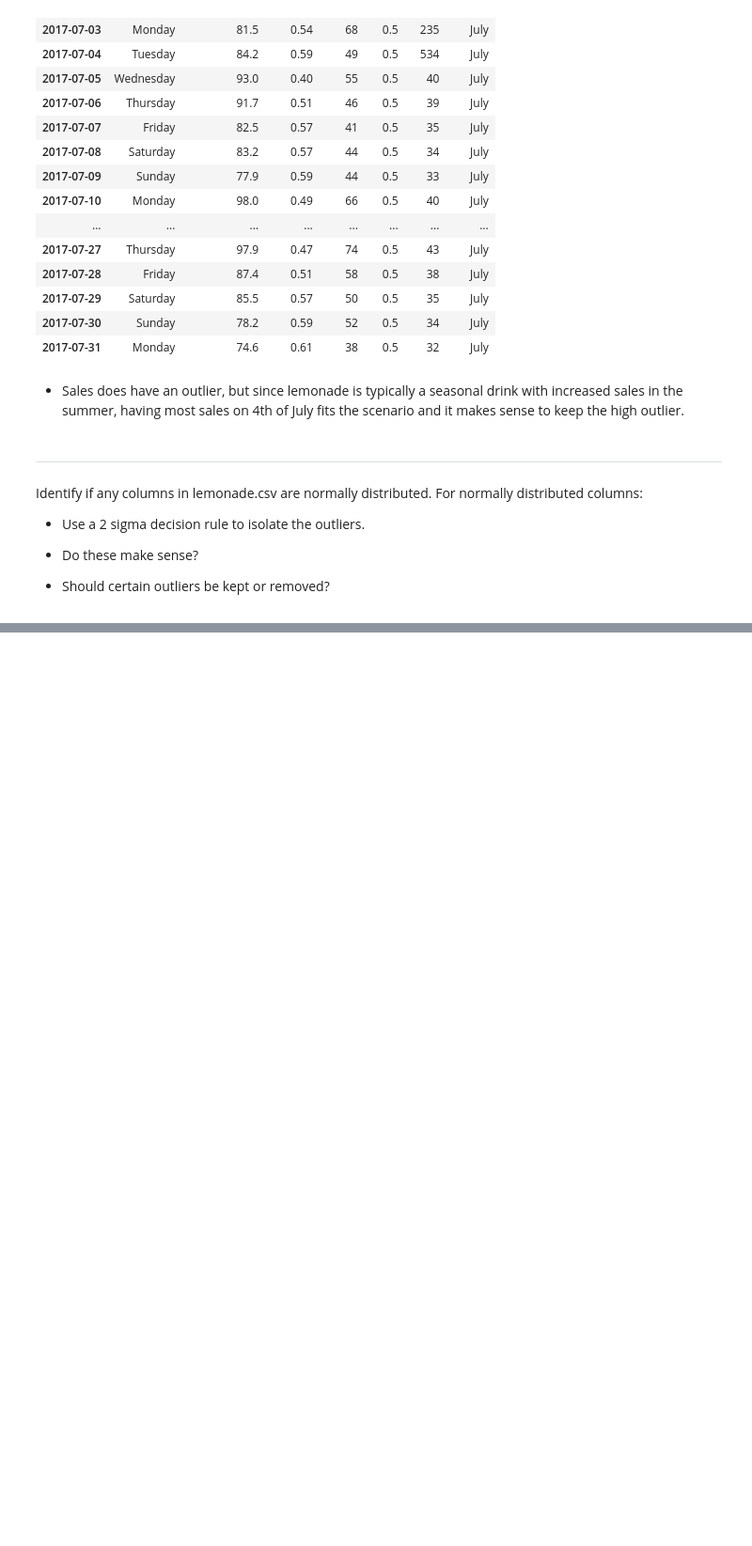
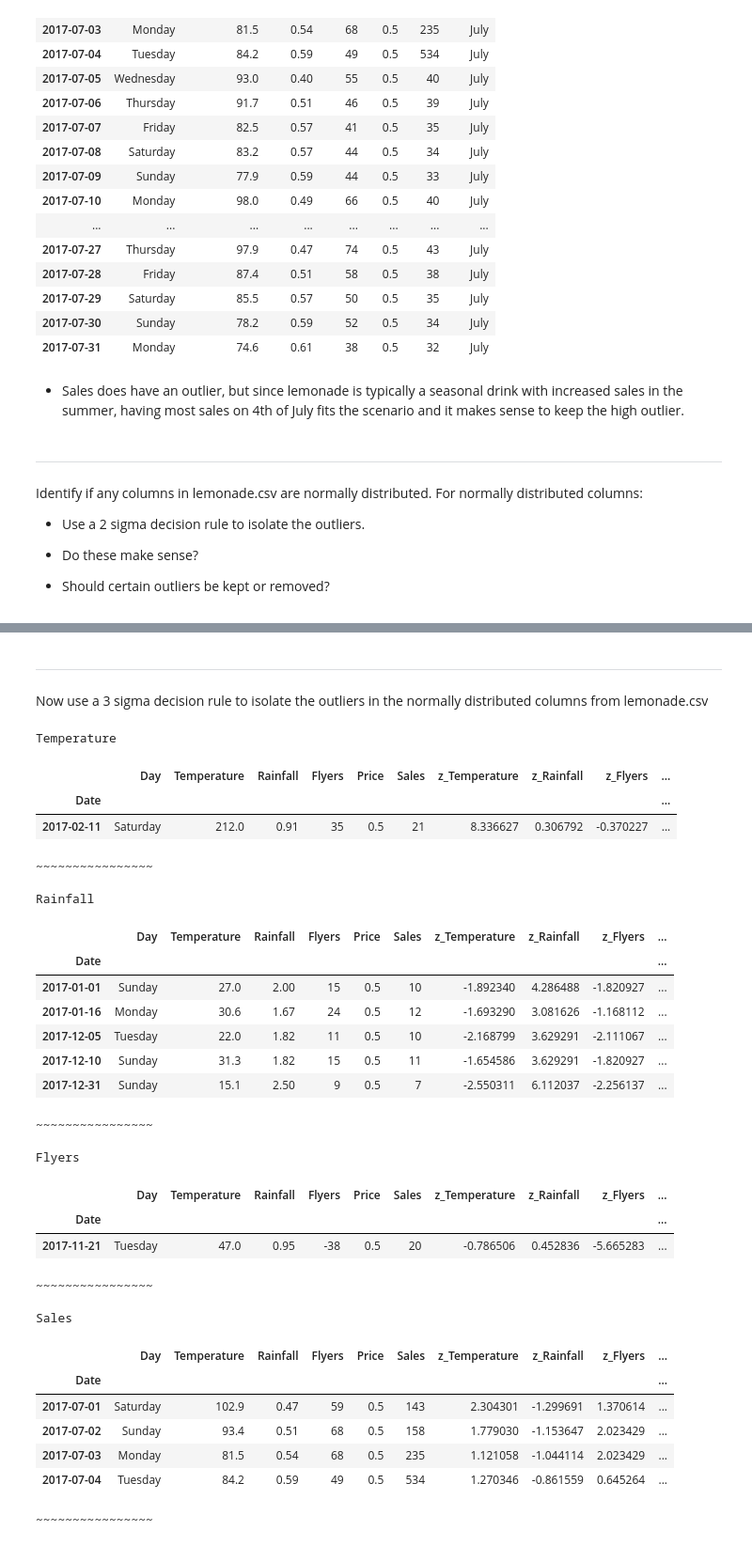
Before and after one commit to JulesMorris/anomaly-detection-exercises, a Jupyter notebook: continuous_probalistic_methods.ipynb, the cells around one changed output, grey strips where cells are left out. Shown: that part at 94% size. Drawn from its saved outputs; the diff is of its cells as text; code cells hidden in the pictures; blank space fills up the shorter version.

```diff
--- a/continuous_probalistic_methods.ipynb
+++ b/continuous_probalistic_methods.ipynb
@@ -560,0 +579,41 @@ Sales
+# %% [markdown]
+---
+# %% [markdown]
+Now use a 3 sigma decision rule to isolate the outliers in the normally distributed columns from lemonade.csv
+# %%
+for col in numcols:
+    df['z_' + col] = (df[col] - df[col].mean()) /df[col].std()
+    print(col)
+    display(df[df['z_' + col].abs() > 3])
+    print('~~~~~~~~~~~~~~~~\n')
+# %% [output]
+Temperature
+|  | Day | Temperature | Rainfall | Flyers | Price | Sales | z_Temperature | z_Rainfall | z_Flyers | ... |
+| Date |  |  |  |  |  |  |  |  |  | ... |
+| 2017-02-11 | Saturday | 212.0 | 0.91 | 35 | 0.5 | 21 | 8.336627 | 0.306792 | -0.370227 | ... |
+~~~~~~~~~~~~~~~~
+
+Rainfall
+|  | Day | Temperature | Rainfall | Flyers | Price | Sales | z_Temperature | z_Rainfall | z_Flyers | ... |
+| Date |  |  |  |  |  |  |  |  |  | ... |
+| 2017-01-01 | Sunday | 27.0 | 2.00 | 15 | 0.5 | 10 | -1.892340 | 4.286488 | -1.820927 | ... |
+| 2017-01-16 | Monday | 30.6 | 1.67 | 24 | 0.5 | 12 | -1.693290 | 3.081626 | -1.168112 | ... |
+| 2017-12-05 | Tuesday | 22.0 | 1.82 | 11 | 0.5 | 10 | -2.168799 | 3.629291 | -2.111067 | ... |
+| 2017-12-10 | Sunday | 31.3 | 1.82 | 15 | 0.5 | 11 | -1.654586 | 3.629291 | -1.820927 | ... |
+| 2017-12-31 | Sunday | 15.1 | 2.50 | 9 | 0.5 | 7 | -2.550311 | 6.112037 | -2.256137 | ... |
+~~~~~~~~~~~~~~~~
+
+Flyers
+|  | Day | Temperature | Rainfall | Flyers | Price | Sales | z_Temperature | z_Rainfall | z_Flyers | ... |
+| Date |  |  |  |  |  |  |  |  |  | ... |
+| 2017-11-21 | Tuesday | 47.0 | 0.95 | -38 | 0.5 | 20 | -0.786506 | 0.452836 | -5.665283 | ... |
+~~~~~~~~~~~~~~~~
+
+Sales
+|  | Day | Temperature | Rainfall | Flyers | Price | Sales | z_Temperature | z_Rainfall | z_Flyers | ... |
+| Date |  |  |  |  |  |  |  |  |  | ... |
+| 2017-07-01 | Saturday | 102.9 | 0.47 | 59 | 0.5 | 143 | 2.304301 | -1.299691 | 1.370614 | ... |
+| 2017-07-02 | Sunday | 93.4 | 0.51 | 68 | 0.5 | 158 | 1.779030 | -1.153647 | 2.023429 | ... |
+| 2017-07-03 | Monday | 81.5 | 0.54 | 68 | 0.5 | 235 | 1.121058 | -1.044114 | 2.023429 | ... |
+| 2017-07-04 | Tuesday | 84.2 | 0.59 | 49 | 0.5 | 534 | 1.270346 | -0.861559 | 0.645264 | ... |
+~~~~~~~~~~~~~~~~
```
Also changed, not shown: parts of 4 cells of this notebook.
